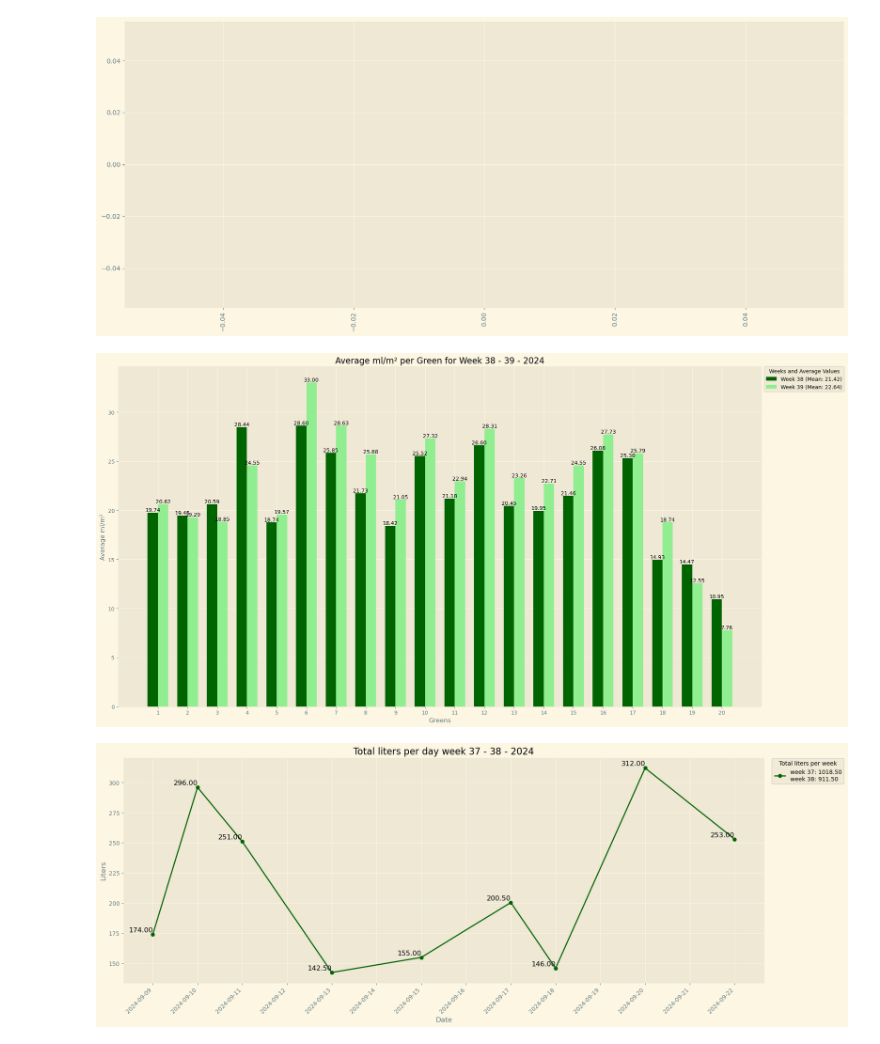
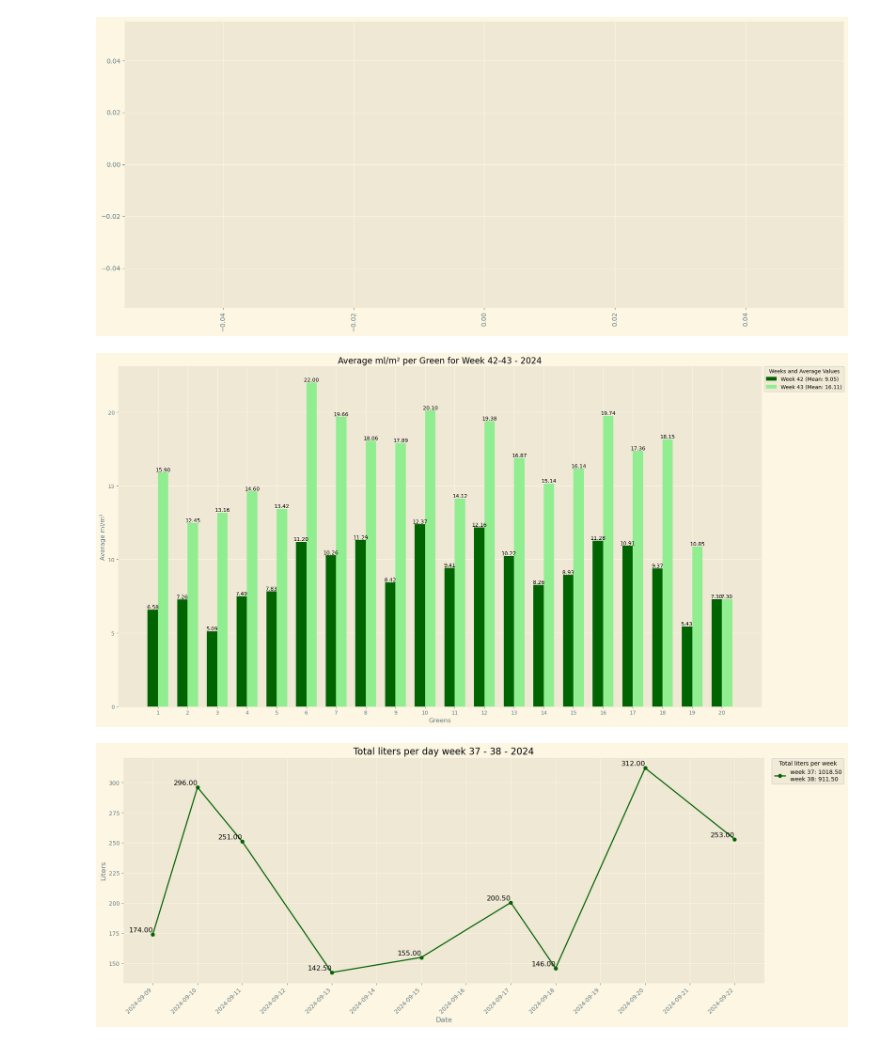
Before and after one commit to ABM-Analytics/Uge-rapport, a Jupyter notebook: ugerapport.ipynb, the cells around one changed output. Saved outputs shown, nothing was run; the diff lists cells and outputs as text; code cells hidden in the pictures.

```diff
--- a/ugerapport.ipynb
+++ b/ugerapport.ipynb
@@ -18,13 +18,13 @@ pd.options.mode.chained_assignment = None
 # %%
 ###Import af data
 
-dfklip = pd.read_csv('uge39klippelog.csv')
+dfklip = pd.read_csv('uge43klippelog.csv')
 
-dfpogo = pd.read_csv('uge39moist.csv')
+dfpogo = pd.read_csv('uge40moist.csv')
 
-dfstimp = pd.read_csv('uge39stimp.csv')
+dfstimp = pd.read_csv('uge43stimp.csv')
 
-dfevents = pd.read_csv('uge39events.csv')
+dfevents = pd.read_csv('uge43events.csv')
 
 print("Clipdata:")
 print (dfklip.describe())
@@ -355,7 +355,7 @@ green_sizes = {
 }
 
 # Filter data for weeks 37 and 38
-weeks = [38, 39]
+weeks = [42, 43]
 mlm2_weeks = dfklip[(dfklip['Dato'].dt.isocalendar().week.isin(weeks)) & (dfklip['Dato'].dt.year == 2024)]
 
 # Ensure 'Hul' is string for matching green sizes
@@ -379,39 +379,39 @@ average_ml_per_m2 = all_huls.merge(average_ml_per_m2, on='Hul', how='left').fill
 average_ml_per_m2['Hul'] = average_ml_per_m2['Hul'].astype(int)
 average_ml_per_m2 = average_ml_per_m2.sort_values('Hul')
 
 # Calculate the mean ml/m² for each week
-mean_week1 = average_ml_per_m2[38].mean()
-mean_week2 = average_ml_per_m2[39].mean()
+mean_week1 = average_ml_per_m2[42].mean()
+mean_week2 = average_ml_per_m2[43].mean()
 
 # Plot the result as a bar plot with two bars per 'Hul' for each week
 fig, ax = plt.subplots(figsize=(20, 10))
 bar_width = 0.35
 index = average_ml_per_m2['Hul']
 
-bar1 = ax.bar(index - bar_width/2, average_ml_per_m2[38], bar_width, label=f'Week 38 (Mean: {mean_week1:.2f})', color='darkgreen')
-bar2 = ax.bar(index + bar_width/2, average_ml_per_m2[39], bar_width, label=f'Week 39 (Mean: {mean_week2:.2f})', color='lightgreen')
+bar1 = ax.bar(index - bar_width/2, average_ml_per_m2[42], bar_width, label=f'Week 42 (Mean: {mean_week1:.2f})', color='darkgreen')
+bar2 = ax.bar(index + bar_width/2, average_ml_per_m2[43], bar_width, label=f'Week 43 (Mean: {mean_week2:.2f})', color='lightgreen')
 
 ax.set_xlabel('Greens')
 ax.set_ylabel('Average ml/m²')
-ax.set_title('Average ml/m² per Green for Week 38 - 39 - 2024')
+ax.set_title('Average ml/m² per Green for Week 42-43 - 2024')
 ax.set_xticks(index)
 ax.set_xticklabels(average_ml_per_m2['Hul'])
 
 # Move the legend to the right of the plot
 ax.legend(loc='center left', bbox_to_anchor=(1, 0.963), title='Weeks and Average Values')
 
 # Add labels on top of the bars
 for bar in bar1 + bar2:
     height = bar.get_height()
     ax.text(bar.get_x() + bar.get_width() / 2, height, f'{height:.2f}', ha='center', va='bottom', fontsize=10)
 
 # Adjust the layout to fit the legend
 plt.tight_layout()
 
 # Show the plot
 plt.show()
 # %% [output]
-[figure, old version]
+[figure, new version]
 # %%
 weeks = [37, 38]
 line_uge = dfklip[(dfklip['Week'].isin(weeks)) & (dfklip['Year'] == 2024)]
```
Also changed, not shown: parts of 8 cells of this notebook.
